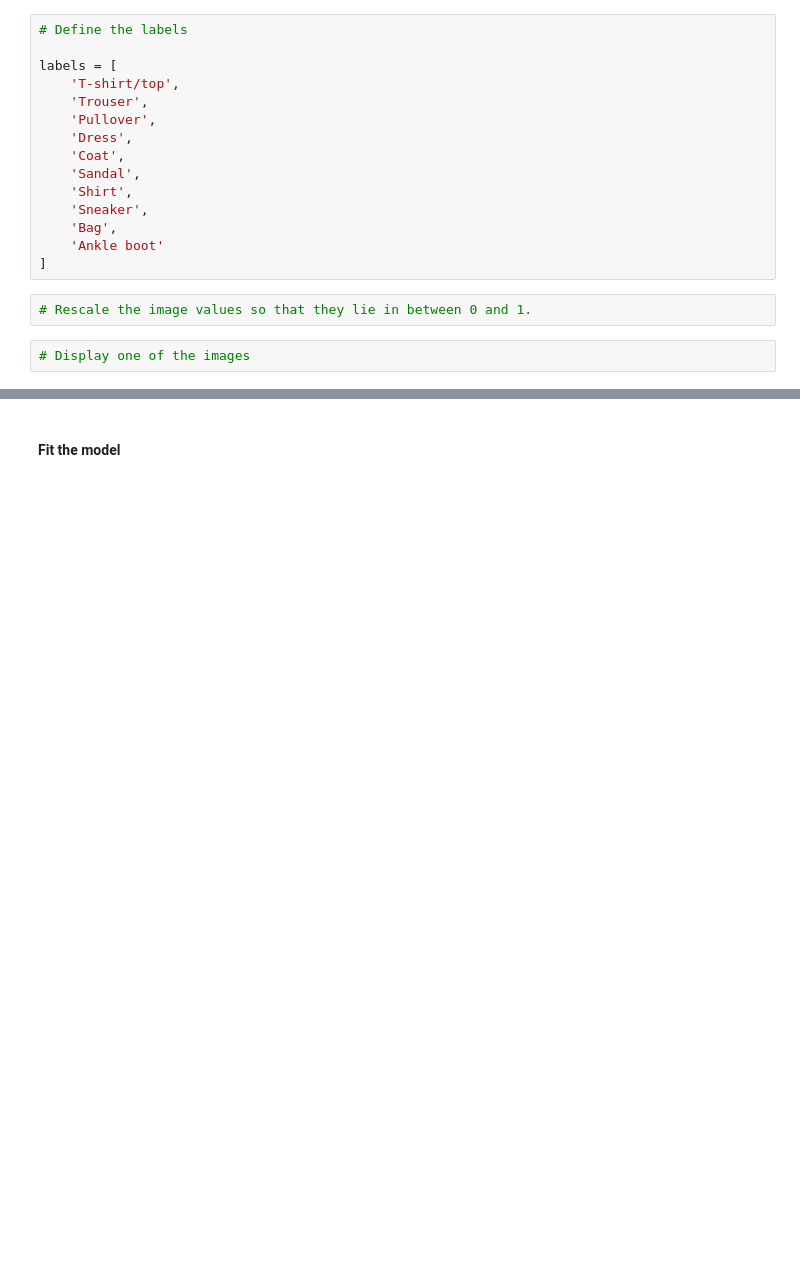
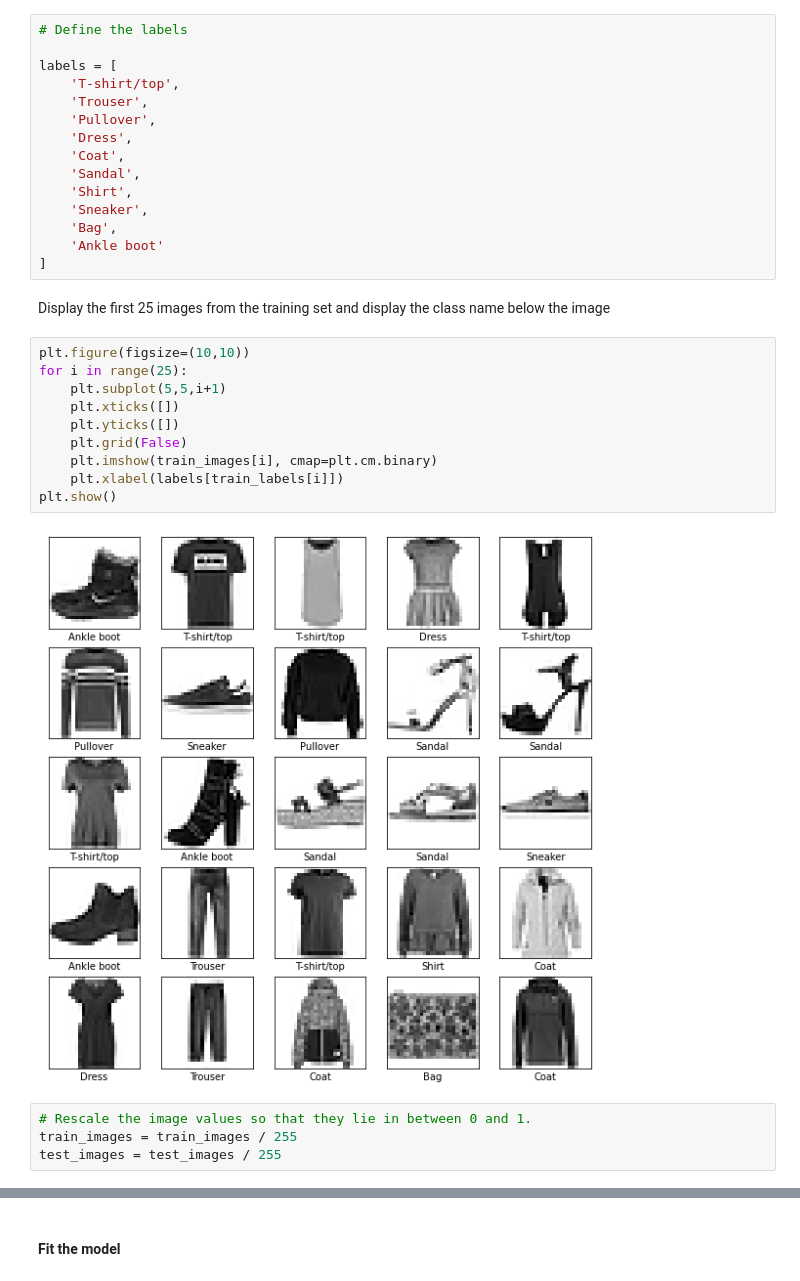
Before and after one commit to vjsurampudi/DeepLearningWithTF2, a Jupyter notebook: NeuralNetworks_with_TF2.ipynb, the cells around one changed output, grey strips where cells are left out. Cells and saved outputs as stored; diff of their text form; blank space fills up the shorter version.

```diff
--- a/NeuralNetworks_with_TF2.ipynb
+++ b/NeuralNetworks_with_TF2.ipynb
@@ -286,7 +309,21 @@ labels = [
     'Bag',
     'Ankle boot'
 ]
+# %% [markdown]
+Display the first 25 images from the training set and display the class name below the image
+# %%
+plt.figure(figsize=(10,10))
+for i in range(25):
+    plt.subplot(5,5,i+1)
+    plt.xticks([])
+    plt.yticks([])
+    plt.grid(False)
+    plt.imshow(train_images[i], cmap=plt.cm.binary)
+    plt.xlabel(labels[train_labels[i]])
+plt.show()
+# %% [output]
+[figure, added]
 # %%
 # Rescale the image values so that they lie in between 0 and 1.
+train_images = train_images / 255
+test_images = test_images / 255
-# %%
-# Display one of the images
```
Also changed, not shown: parts of 26 cells of this notebook.
